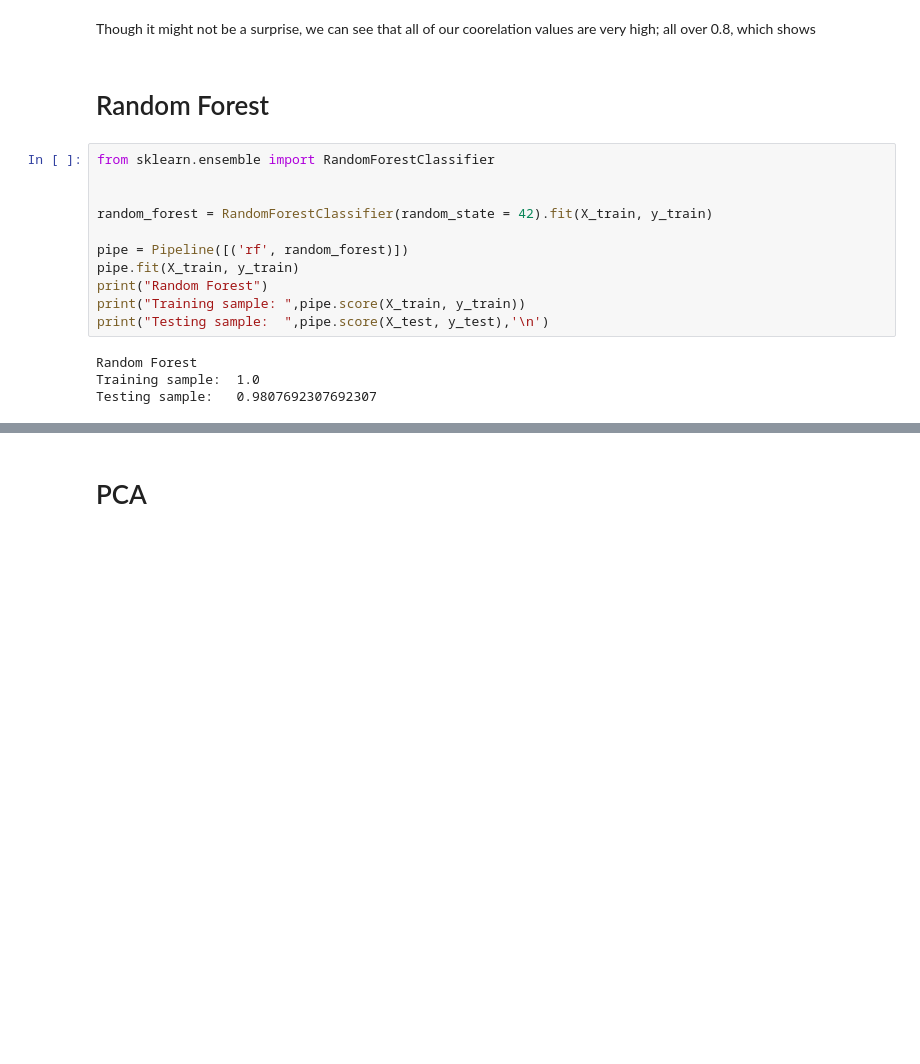
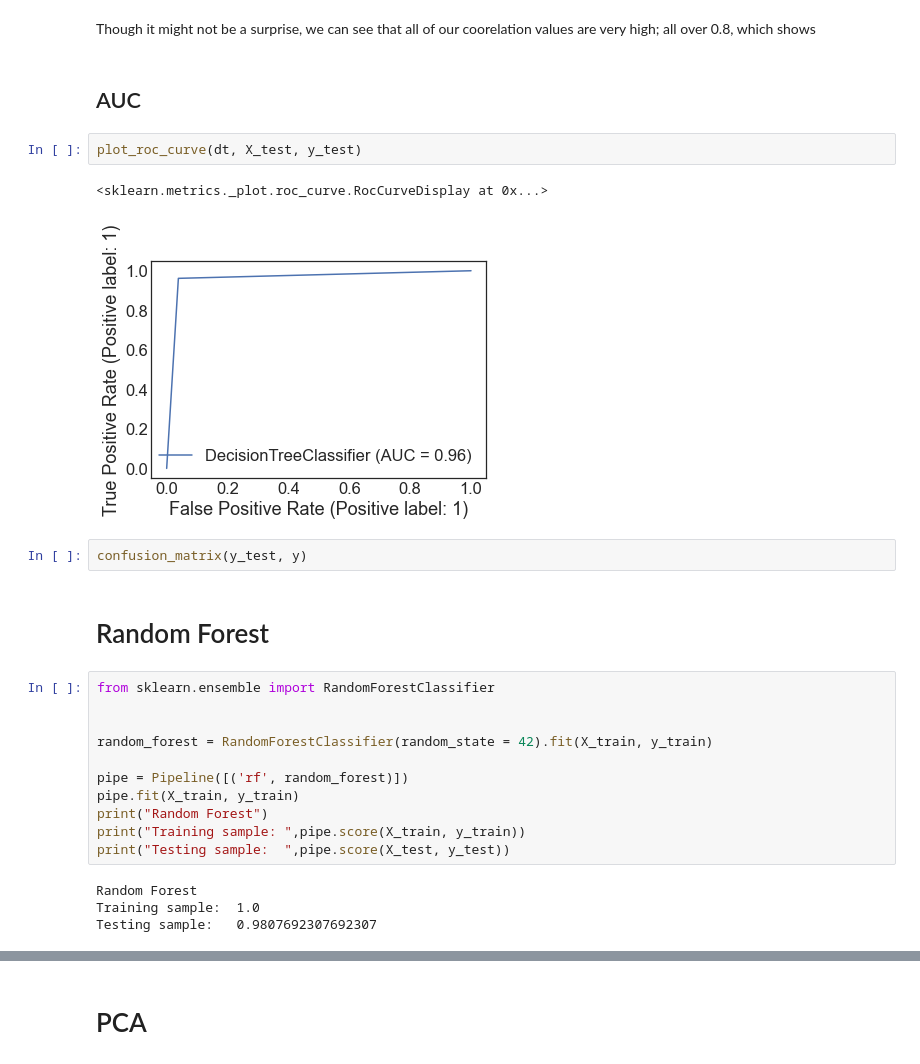
Before and after one commit to ccvale/Divorce-Datatset-Analysis, a Jupyter notebook: divorces.ipynb, the cells around one changed output, grey strips where cells are left out. Drawn from its saved outputs; the diff is of its cells as text; blank space fills up the shorter version.

```diff
--- a/divorces.ipynb
+++ b/divorces.ipynb
@@ -330,6 +335,15 @@ corr.style.background_gradient(cmap, axis=1).set_properties(**{'max-width': '80p
 | Q28 | 0.81 | 0.84 | 1.00 |
 # %% [markdown]
 Though it might not be a surprise, we can see that all of our coorelation values are very high; all over 0.8, which shows
+# %% [markdown]
+## AUC
+# %%
+plot_roc_curve(dt, X_test, y_test)
+# %% [output]
+<sklearn.metrics._plot.roc_curve.RocCurveDisplay at 0x...>
+[figure, added]
+# %%
+confusion_matrix(y_test, y)
 # %% [markdown]
 # Random Forest
 # %%
@@ -342,7 +356,7 @@ pipe = Pipeline([('rf', random_forest)])
 pipe.fit(X_train, y_train)
 print("Random Forest")
 print("Training sample: ",pipe.score(X_train, y_train))
-print("Testing sample:  ",pipe.score(X_test, y_test),'\n')
+print("Testing sample:  ",pipe.score(X_test, y_test))
 # %% [output]
 Random Forest
 Training sample:  1.0
```
Also changed, not shown: parts of 29 cells of this notebook, 2 other files.
